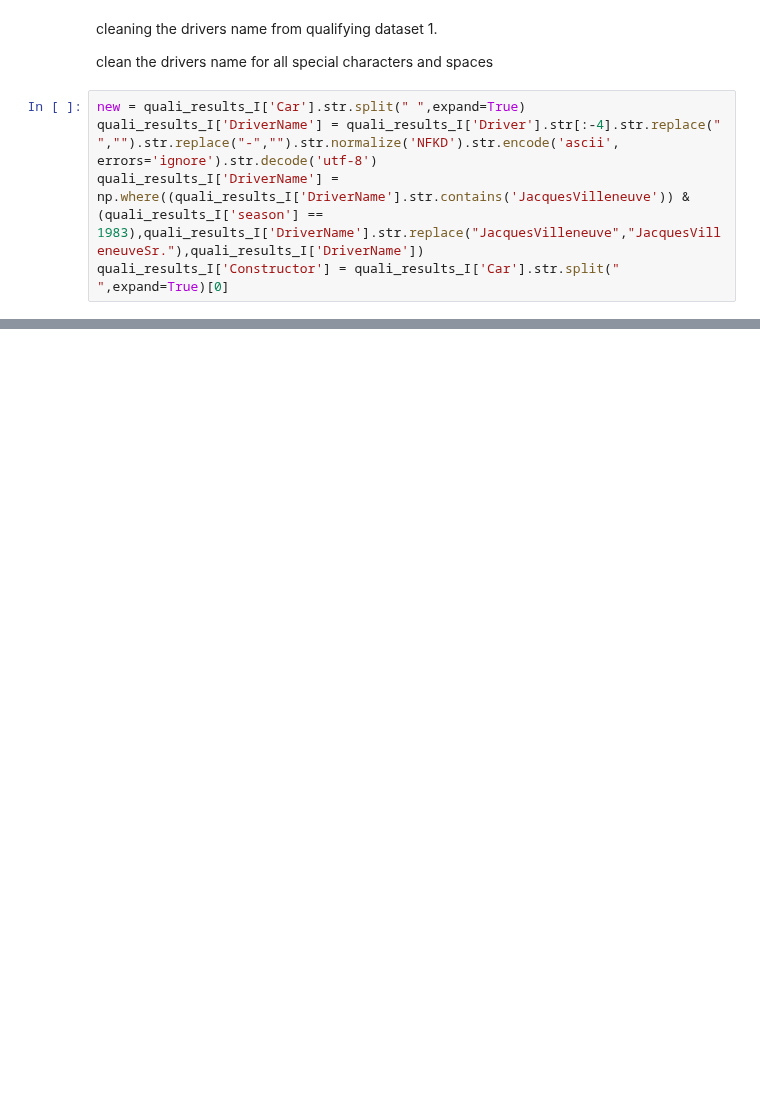
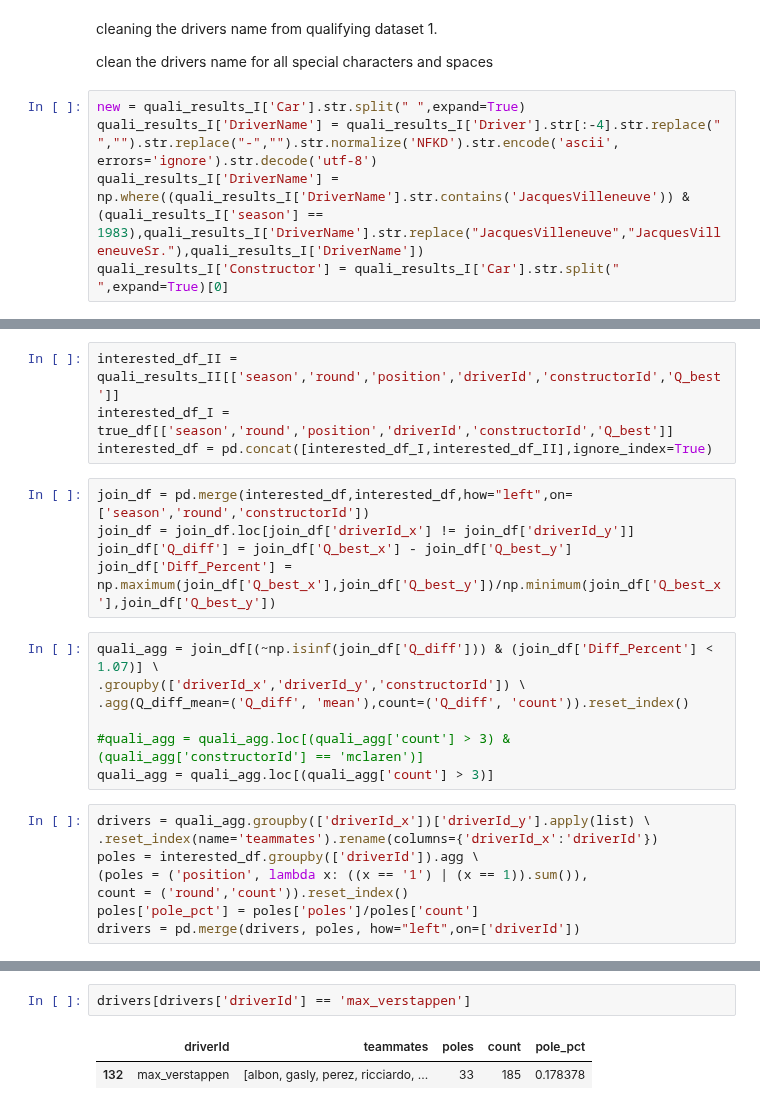
Before and after one commit to parthu007/Formula_One, a Jupyter notebook: Fastest Driver/DriverNetwork.ipynb, the cells around one changed output, grey strips where cells are left out. Saved outputs shown, nothing was run; the diff lists cells and outputs as text; blank space fills up the shorter version.

```diff
--- a/Fastest Driver/DriverNetwork.ipynb
+++ b/Fastest Driver/DriverNetwork.ipynb
@@ -115,0 +127,24 @@ true_df.shape
+# %%
+interested_df_II = quali_results_II[['season','round','position','driverId','constructorId','Q_best']]
+interested_df_I = true_df[['season','round','position','driverId','constructorId','Q_best']]
+interested_df = pd.concat([interested_df_I,interested_df_II],ignore_index=True)
+# %%
+join_df = pd.merge(interested_df,interested_df,how="left",on=['season','round','constructorId'])
+join_df = join_df.loc[join_df['driverId_x'] != join_df['driverId_y']]
+join_df['Q_diff'] = join_df['Q_best_x'] - join_df['Q_best_y']
+join_df['Diff_Percent'] = np.maximum(join_df['Q_best_x'],join_df['Q_best_y'])/np.minimum(join_df['Q_best_x'],join_df['Q_best_y'])
+# %%
+quali_agg = join_df[(~np.isinf(join_df['Q_diff'])) & (join_df['Diff_Percent'] < 1.07)] \
+.groupby(['driverId_x','driverId_y','constructorId']) \
+.agg(Q_diff_mean=('Q_diff', 'mean'),count=('Q_diff', 'count')).reset_index()
+
+#quali_agg = quali_agg.loc[(quali_agg['count'] > 3) & (quali_agg['constructorId'] == 'mclaren')]
+quali_agg = quali_agg.loc[(quali_agg['count'] > 3)]
+# %%
+drivers = quali_agg.groupby(['driverId_x'])['driverId_y'].apply(list) \
+.reset_index(name='teammates').rename(columns={'driverId_x':'driverId'})
+poles = interested_df.groupby(['driverId']).agg \
+(poles = ('position', lambda x: ((x == '1') | (x == 1)).sum()),
+count = ('round','count')).reset_index()
+poles['pole_pct'] = poles['poles']/poles['count']
+drivers = pd.merge(drivers, poles, how="left",on=['driverId'])
@@ -115,0 +260,5 @@ true_df.shape
+# %%
+drivers[drivers['driverId'] == 'max_verstappen']
+# %% [output]
+|  | driverId | teammates | poles | count | pole_pct |
+| 132 | max_verstappen | [albon, gasly, perez, ricciardo, ... | 33 | 185 | 0.178378 |
```
Also changed, not shown: parts of 19 cells of this notebook.
